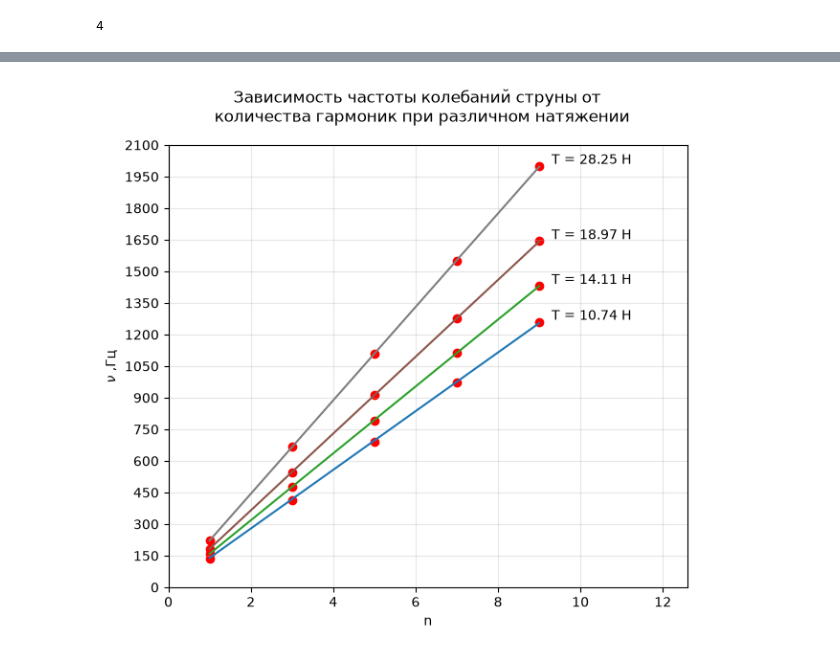
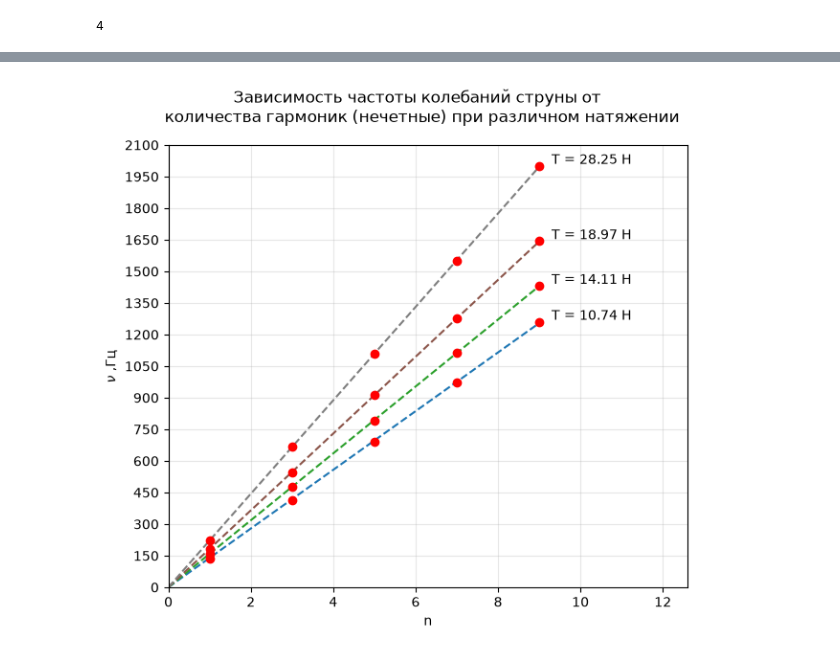
Before and after one commit to sanyaswim2020-lgtm/MIPT_phys_lab, a Jupyter notebook: Mechanics/1_4_5/1_4_5.ipynb, the cells around one changed output, grey strips where cells are left out. Cells and saved outputs as stored; diff of their text form; code cells hidden in the pictures.

```diff
--- a/Mechanics/1_4_5/1_4_5.ipynb
+++ b/Mechanics/1_4_5/1_4_5.ipynb
@@ -97,26 +113,34 @@ Type:      method
-# %%
-import matplotlib.pyplot as plt
-import matplotlib.ticker as ticker
-
-fig, ax = plt.subplots(figsize=(7,6))
-ax.xaxis.set_major_locator(ticker.MultipleLocator(2))
-ax.yaxis.set_major_locator(ticker.MultipleLocator(150))
-colors = plt.cm.tab10(np.linspace(0, 1, 5))
-count = 0
-for i in v_uneven:
-    k, var = curve_fit(f=freq, xdata=n_uneven, ydata=v_uneven[i])
-    ax.scatter(n_uneven, v_uneven[i], color = 'red')
-    plt.grid(alpha = 0.3)
-    ax.set_xlabel('n')
-    ax.set_ylabel(r'$\nu \text{ ,Гц}$')
-    ax.set_xlim(0, 12.6)
-    ax.set_ylim(0, 2100)
-    #ax.axline((0, 0), slope=k)
-    ax.grid(True)
-    ax.plot(n_uneven, k*n_uneven, color = colors[count])
-    fig.suptitle('Зависимость частоты колебаний струны от \n количества гармоник при различном натяжении')
-    ax.text(9 + 0.3, v_uneven[i][4]+ 10, f'T = {(mass[count]*9.81):.2f} Н')
-    count += 1
-    #
-# %% [output]
-[figure, removed]
+# %%
+import matplotlib.pyplot as plt
+from matplotlib import ticker
+
+fig, ax = plt.subplots(figsize=(7,6))
+ax.xaxis.set_major_locator(ticker.MultipleLocator(2))
+ax.yaxis.set_major_locator(ticker.MultipleLocator(150))
+colors = plt.cm.tab10(np.linspace(0, 1, 5))
+count = 0
+freqs = []
+
+koeffs_uneven = {}
+for i in v_uneven:
+    k, var = curve_fit(f=freq, xdata=n_uneven, ydata=v_uneven[i])
+    koeffs_uneven[i] = [k, var]
+    ax.errorbar(x=n_uneven, y=v_uneven[i], yerr=[0.1]*len(v_uneven[i]), fmt='o', color = 'red')
+    plt.grid(alpha = 0.3)
+    ax.set_xlabel('n')
+    ax.set_ylabel(r'$\nu \text{ ,Гц}$')
+    ax.set_xlim(0, 12.6)
+    ax.set_ylim(0, 2100)
+    #ax.axline((0, 0), slope=k)
+    ax.grid(True)
+    # ax.plot(n_uneven, k*n_uneven, color = colors[count])
+    x_extrap = np.linspace(0, max(n_uneven), 50)
+    ax.plot(x_extrap, k*x_extrap, color = colors[count], linestyle='--')
+
+    fig.suptitle('Зависимость частоты колебаний струны от \n количества гармоник (нечетные) при различном натяжении')
+    ax.text(9 + 0.3, v_uneven[i][4]+ 10, f'T = {(mass[count]*9.81):.2f} Н')
+    count += 1
+latex.save_figure('uneven_plot', fig)
+    #
+# %% [output]
+[figure, added]
```
Also changed, not shown: parts of 12 cells of this notebook, 21 other files.
